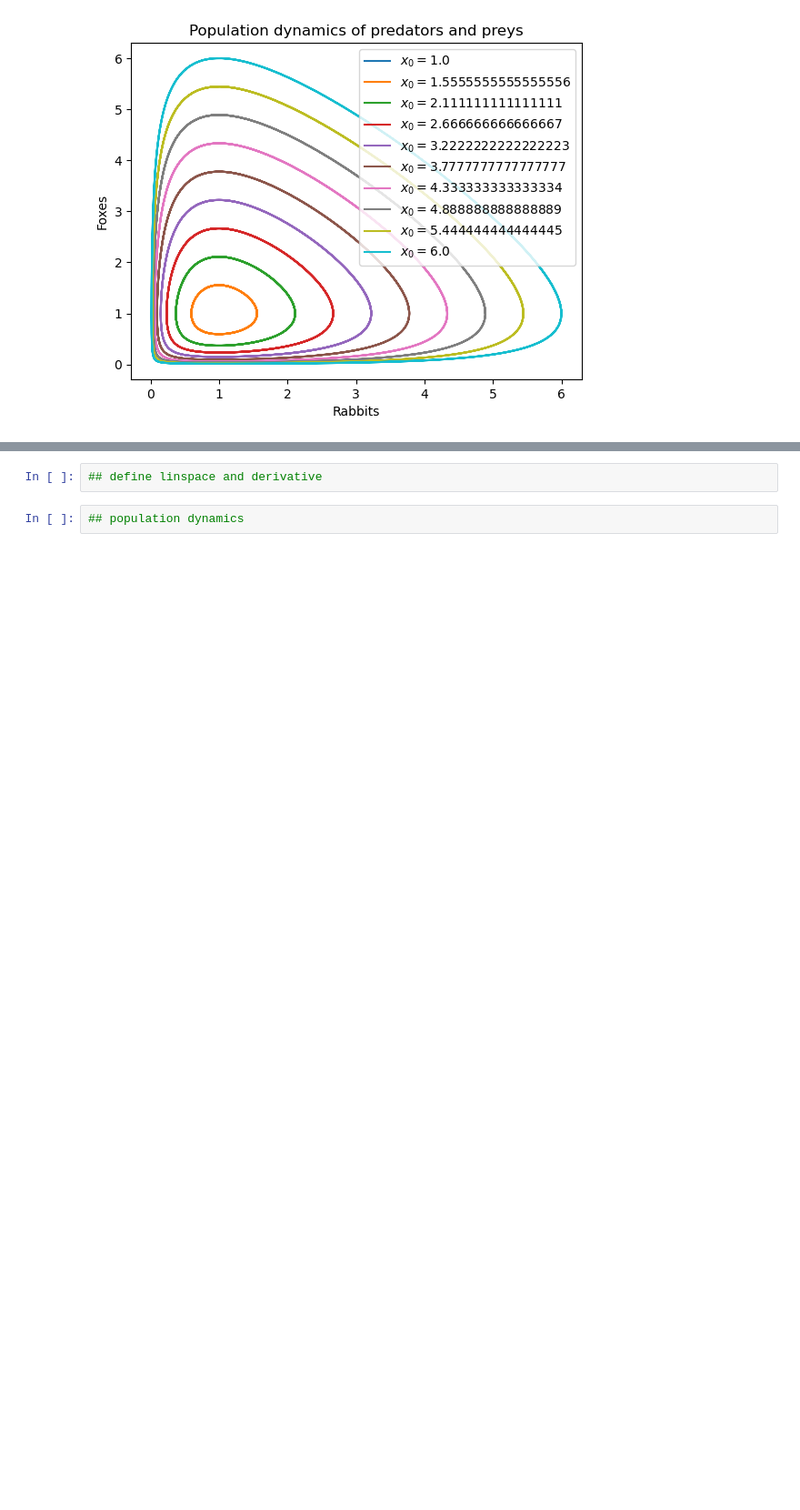
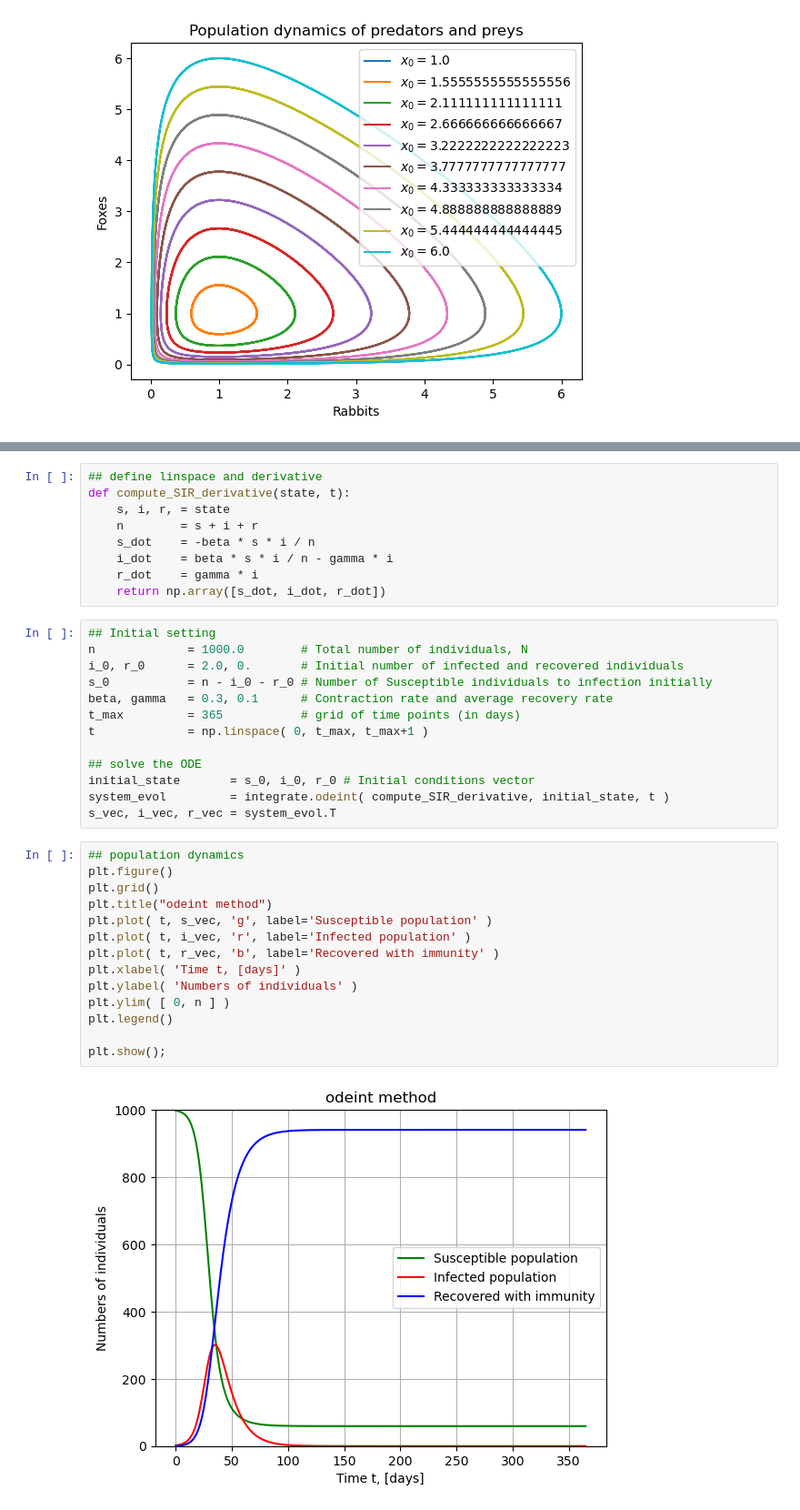
Before and after one commit to ThomasGregory/pycon-maths_in_motion, a Jupyter notebook: mathematical_biology.ipynb, the cells around one changed output, grey strips where cells are left out. Shown: that part at 91% size. Cells and saved outputs as stored; diff of their text form; blank space fills up the shorter version.

```diff
--- a/mathematical_biology.ipynb
+++ b/mathematical_biology.ipynb
@@ -146,4 +149,38 @@ $$
 # %%
 ## define linspace and derivative
+def compute_SIR_derivative(state, t):
+    s, i, r, = state
+    n        = s + i + r
+    s_dot    = -beta * s * i / n
+    i_dot    = beta * s * i / n - gamma * i
+    r_dot    = gamma * i
+    return np.array([s_dot, i_dot, r_dot])
+# %%
+## Initial setting
+n             = 1000.0        # Total number of individuals, N
+i_0, r_0      = 2.0, 0.       # Initial number of infected and recovered individuals
+s_0           = n - i_0 - r_0 # Number of Susceptible individuals to infection initially
+beta, gamma   = 0.3, 0.1      # Contraction rate and average recovery rate
+t_max         = 365           # grid of time points (in days)
+t             = np.linspace( 0, t_max, t_max+1 )
+
+## solve the ODE
+initial_state       = s_0, i_0, r_0 # Initial conditions vector
+system_evol         = integrate.odeint( compute_SIR_derivative, initial_state, t )
+s_vec, i_vec, r_vec = system_evol.T
 # %%
 ## population dynamics
+plt.figure()
+plt.grid()
+plt.title("odeint method")
+plt.plot( t, s_vec, 'g', label='Susceptible population' )
+plt.plot( t, i_vec, 'r', label='Infected population' )
+plt.plot( t, r_vec, 'b', label='Recovered with immunity' )
+plt.xlabel( 'Time t, [days]' )
+plt.ylabel( 'Numbers of individuals' )
+plt.ylim( [ 0, n ] )
+plt.legend()
+
+plt.show();
+# %% [output]
+[figure, added]
```
Also changed, not shown: parts of 12 cells of this notebook.
